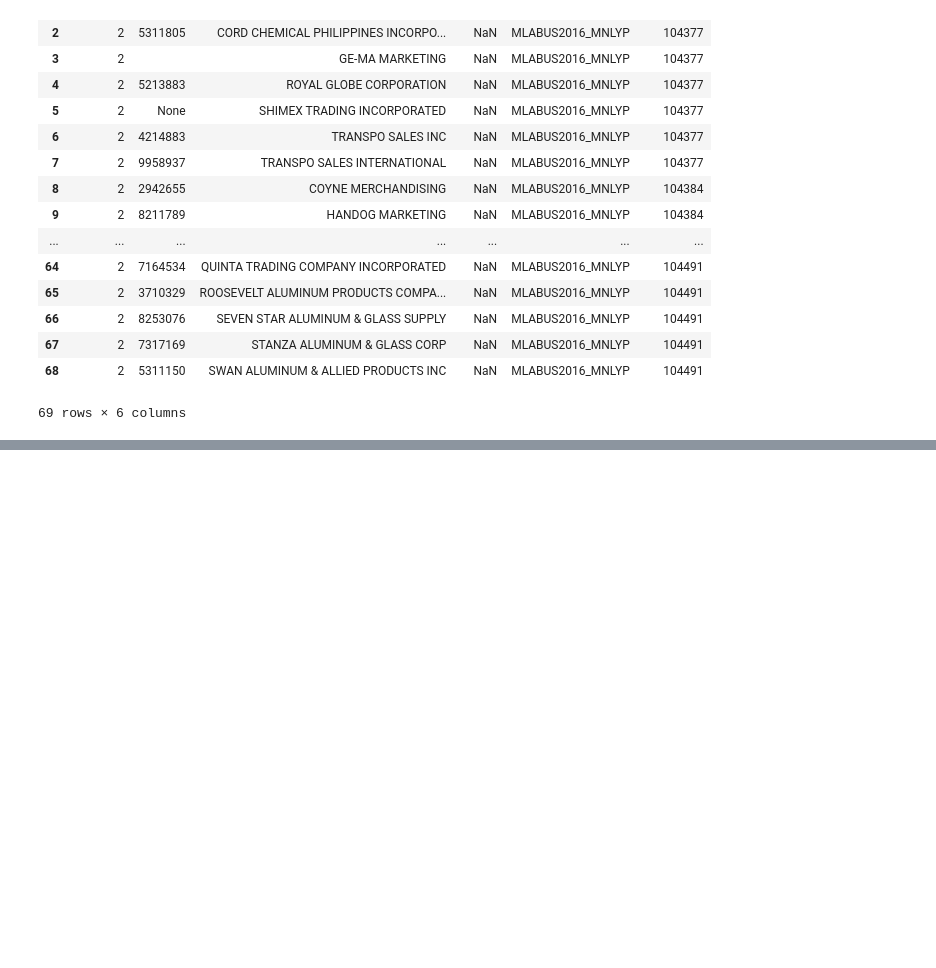
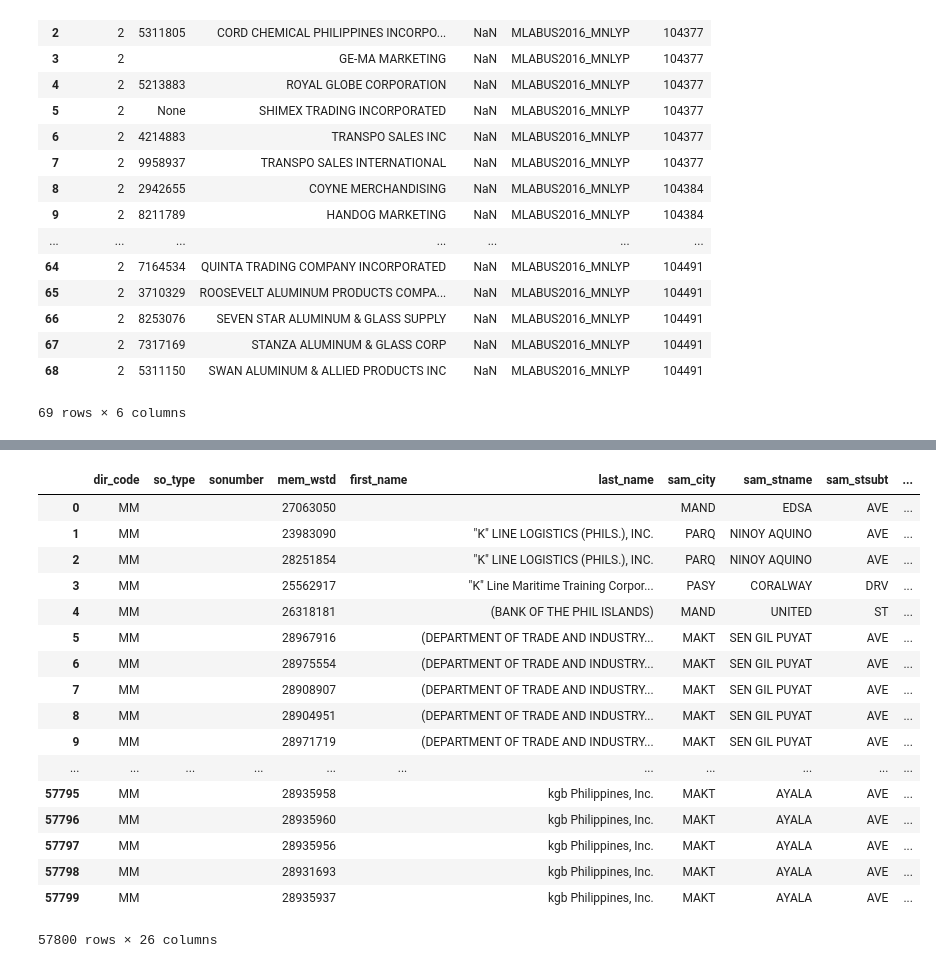
Before and after one commit to ncolina/DPC_SO, a Jupyter notebook: Testing.ipynb, the cells around one changed output, grey strips where cells are left out. Drawn from its saved outputs; the diff is of its cells as text; code cells hidden in the pictures; blank space fills up the shorter version.

```diff
--- a/Testing.ipynb
+++ b/Testing.ipynb
@@ -368,0 +438,14 @@ classes
+# %%
+database=update
+classes=pd.read_excel('Company_Class.xlsx')
+classes.rename(columns={'name2': 'last_name', 'name2': 'first_name'}, inplace=True)
+classes_up=classes.copy()
+classes_up.last_name=classes_up.last_name.str.upper()
+classes_up.first_name=classes_up.first_name.str.upper()
+        #remove columns not used to find classes here
+classes_up = classes_up.drop(['Areacode','Phone','Product'], 1)
+database_up=database.copy()
+database_up.last_name=database_up.last_name.str.upper()
+database_up.first_name=database_up.first_name.str.upper()
+database_coded=pd.merge(database_up,classes_up, on=['last_name','first_name'], how='left')
+#database_coded.last_name=database.last_name
@@ -368,0 +461,21 @@ classes
+# %%
+database_coded
+# %% [output]
+|  | dir_code | so_type | sonumber | mem_wstd | first_name | last_name | sam_city | sam_stname | sam_stsubt | ... |
+| 0 | MM |  |  | 27063050 |  |  | MAND | EDSA | AVE | ... |
+| 1 | MM |  |  | 23983090 |  | "K" LINE LOGISTICS (PHILS.), INC. | PARQ | NINOY AQUINO | AVE | ... |
+| 2 | MM |  |  | 28251854 |  | "K" LINE LOGISTICS (PHILS.), INC. | PARQ | NINOY AQUINO | AVE | ... |
+| 3 | MM |  |  | 25562917 |  | "K" Line Maritime Training Corpor... | PASY | CORALWAY | DRV | ... |
+| 4 | MM |  |  | 26318181 |  | (BANK OF THE PHIL ISLANDS) | MAND | UNITED | ST | ... |
+| 5 | MM |  |  | 28967916 |  | (DEPARTMENT OF TRADE AND INDUSTRY... | MAKT | SEN GIL PUYAT | AVE | ... |
+| 6 | MM |  |  | 28975554 |  | (DEPARTMENT OF TRADE AND INDUSTRY... | MAKT | SEN GIL PUYAT | AVE | ... |
+| 7 | MM |  |  | 28908907 |  | (DEPARTMENT OF TRADE AND INDUSTRY... | MAKT | SEN GIL PUYAT | AVE | ... |
+| 8 | MM |  |  | 28904951 |  | (DEPARTMENT OF TRADE AND INDUSTRY... | MAKT | SEN GIL PUYAT | AVE | ... |
+| 9 | MM |  |  | 28971719 |  | (DEPARTMENT OF TRADE AND INDUSTRY... | MAKT | SEN GIL PUYAT | AVE | ... |
+| ... | ... | ... | ... | ... | ... | ... | ... | ... | ... | ... |
+| 57795 | MM |  |  | 28935958 |  | kgb Philippines, Inc. | MAKT | AYALA | AVE | ... |
+| 57796 | MM |  |  | 28935960 |  | kgb Philippines, Inc. | MAKT | AYALA | AVE | ... |
+| 57797 | MM |  |  | 28935956 |  | kgb Philippines, Inc. | MAKT | AYALA | AVE | ... |
+| 57798 | MM |  |  | 28931693 |  | kgb Philippines, Inc. | MAKT | AYALA | AVE | ... |
+| 57799 | MM |  |  | 28935937 |  | kgb Philippines, Inc. | MAKT | AYALA | AVE | ... |
+57800 rows × 26 columns
```
Also changed, not shown: parts of 10 cells of this notebook, 10 other files.
